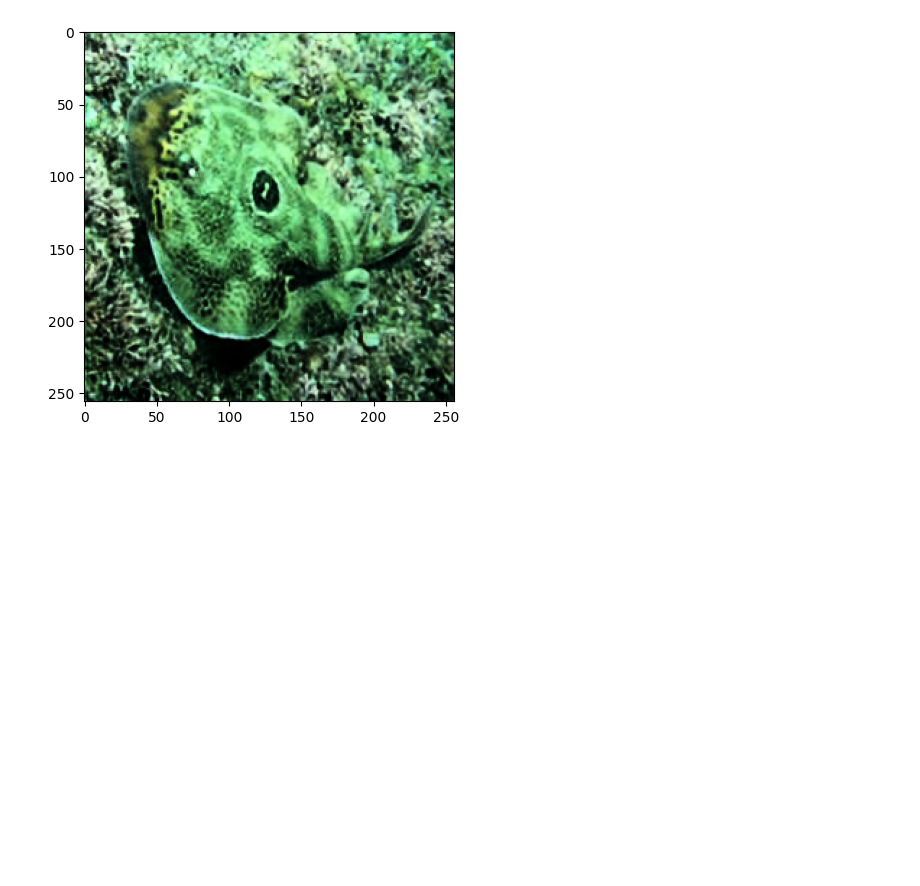
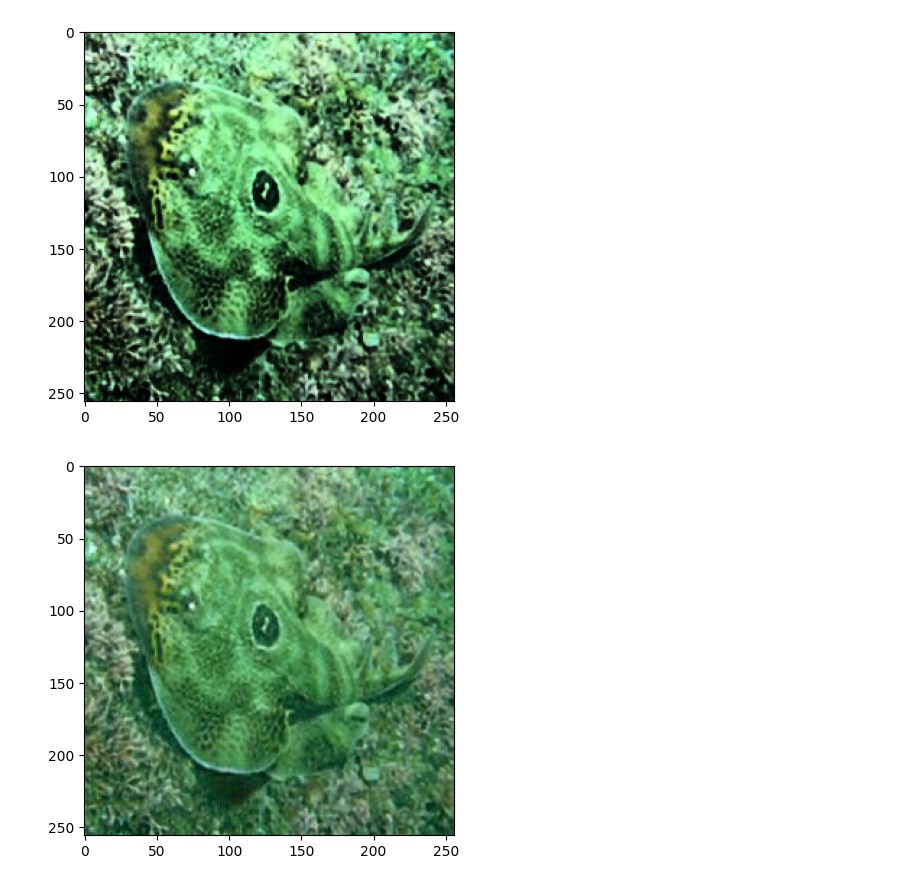
Before and after one commit to rahim-khan-iitg/underwater-image-enhancement, a Jupyter notebook: code/supporting.ipynb, the cells around one changed output. Drawn from its saved outputs; the diff is of its cells as text; code cells hidden in the pictures; blank space fills up the shorter version.

```diff
--- a/code/supporting.ipynb
+++ b/code/supporting.ipynb
@@ -254,0 +257,7 @@ plt.show()
+# %%
+img=io.imread('../images/test1.jpg')
+# %%
+plt.imshow(img)
+plt.show()
+# %% [output]
+[figure, added]
```
Also changed, not shown: parts of 11 cells of this notebook, 4 other files.
